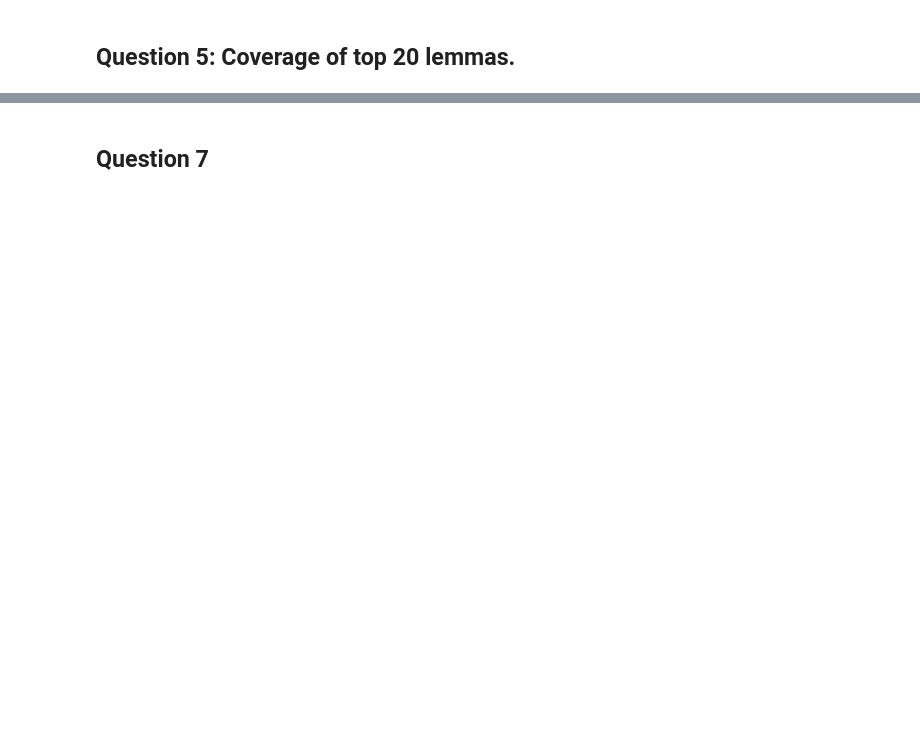
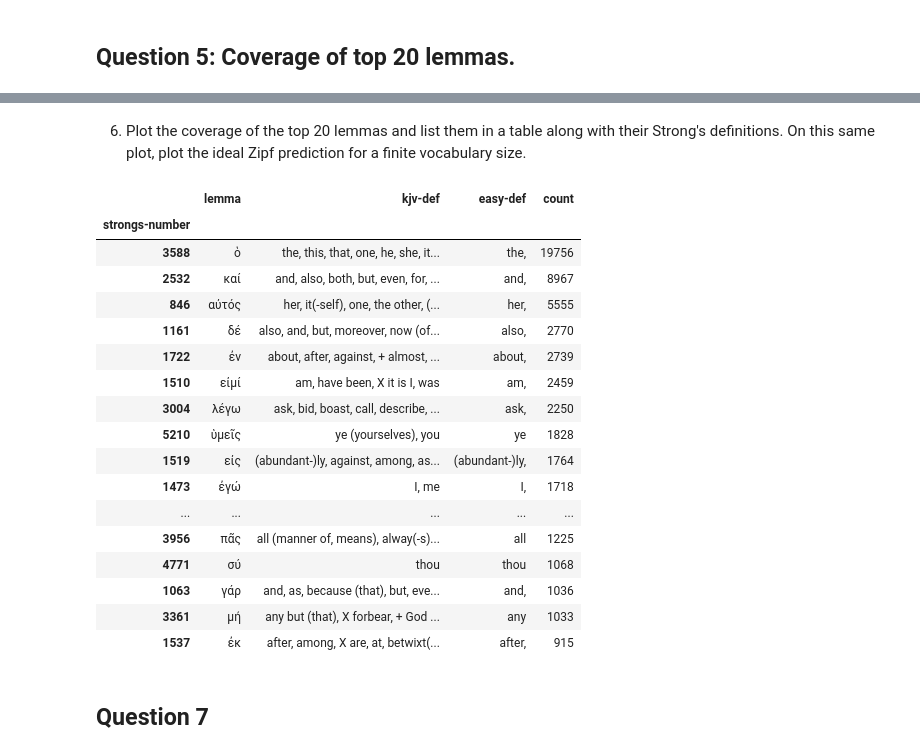
Before and after one commit to Tussky/Datascience-problem-set, a Jupyter notebook: PS1_InitialExploration.ipynb, the cells around one changed output, grey strips where cells are left out. Saved outputs shown, nothing was run; the diff lists cells and outputs as text; code cells hidden in the pictures; blank space fills up the shorter version.

Commit message:
plotting the coverage - need to add zipf

```diff
--- a/PS1_InitialExploration.ipynb
+++ b/PS1_InitialExploration.ipynb
@@ -143,6 +143,7 @@ for entry in strongs_columns:
 # %%
 strongs_df = pd.DataFrame(data=rows)
 strongs_df.set_index("strongs_number", inplace=True)
+strongs_df['easy-def'] = strongs_df['kjv-def'].str.split().str[0]
 strongs_df
 
 # pickles
@@ -169,0 +168,6 @@ top50_lemmas.head()
+# %%
+strongs_df.index = strongs_df.index.astype(int)
+# %%
+top20_lemmas = pd.DataFrame(tisch_rmac_df['str'].value_counts().nlargest(20))
+top20_lemmas.index = top20_lemmas.index.astype(int)
+top20_lemmas.head()
@@ -169,0 +182,9 @@ top50_lemmas.head()
+# %%
+top20_df = pd.merge(
+    strongs_df,
+    top20_lemmas,
+    right_index=True,
+    left_index=True
+)
+top20_df.index.name = "strongs-number"
+display(top20_df.head(5))
@@ -169,0 +199,27 @@ top50_lemmas.head()
+# %% [markdown]
+6. Plot the coverage of the top 20 lemmas and list them in a table along with their Strong's definitions. On this same plot, plot the ideal Zipf prediction for a finite vocabulary size.
+# %%
+sorted = top20_df.sort_values(
+    by='count',
+    ascending=False,
+)
+sorted
+# %% [output]
+|  | lemma | kjv-def | easy-def | count |
+| strongs-number |  |  |  |  |
+| 3588 | ὁ | the, this, that, one, he, she, it... | the, | 19756 |
+| 2532 | καί | and, also, both, but, even, for, ... | and, | 8967 |
+| 846 | αὐτός | her, it(-self), one, the other, (... | her, | 5555 |
+| 1161 | δέ | also, and, but, moreover, now (of... | also, | 2770 |
+| 1722 | ἐν | about, after, against, + almost, ... | about, | 2739 |
+| 1510 | εἰμί | am, have been, X it is I, was | am, | 2459 |
+| 3004 | λέγω | ask, bid, boast, call, describe, ... | ask, | 2250 |
+| 5210 | ὑμεῖς | ye (yourselves), you | ye | 1828 |
+| 1519 | εἰς | (abundant-)ly, against, among, as... | (abundant-)ly, | 1764 |
+| 1473 | ἐγώ | I, me | I, | 1718 |
+| ... | ... | ... | ... | ... |
+| 3956 | πᾶς | all (manner of, means), alway(-s)... | all | 1225 |
+| 4771 | σύ | thou | thou | 1068 |
+| 1063 | γάρ | and, as, because (that), but, eve... | and, | 1036 |
+| 3361 | μή | any but (that), X forbear, + God ... | any | 1033 |
+| 1537 | ἐκ | after, among, X are, at, betwixt(... | after, | 915 |
```
Also changed, not shown: parts of 7 cells of this notebook.
